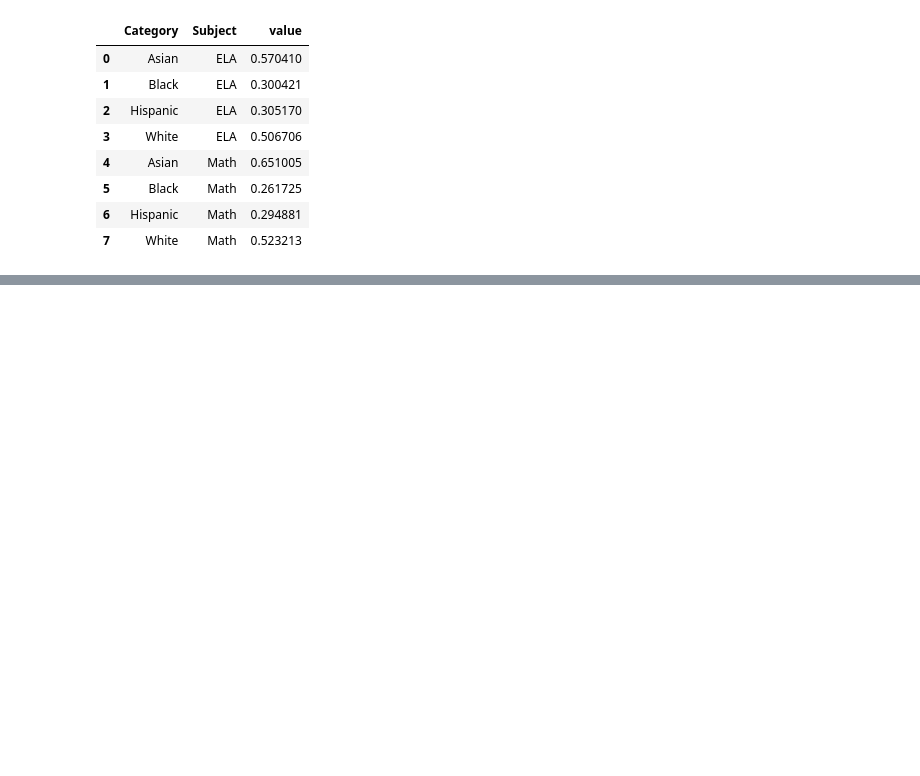
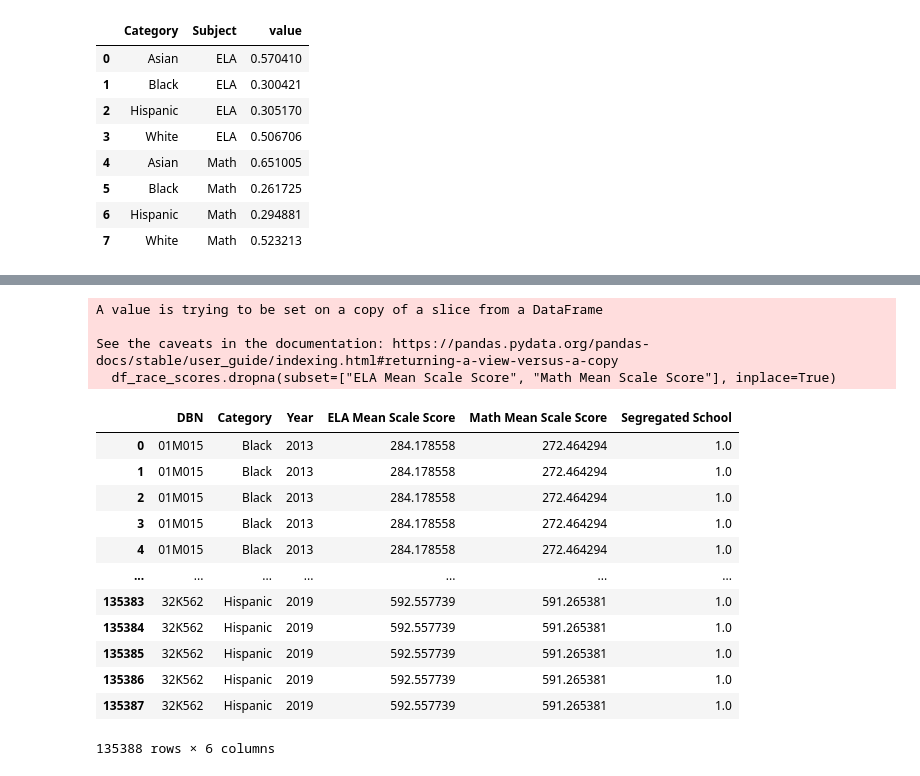
Before and after one commit to NakaFrozn/SI649, a Jupyter notebook: static-viz/static-viz-data.ipynb, the cells around one changed output, grey strips where cells are left out. Saved outputs shown, nothing was run; the diff lists cells and outputs as text; code cells hidden in the pictures; blank space fills up the shorter version.

```diff
--- a/static-viz/static-viz-data.ipynb
+++ b/static-viz/static-viz-data.ipynb
@@ -372,7 +464,8 @@ nyc_counties = [
 ]
 
 df_schools_ny = df_schools[
-    (df_schools["State Name"] == "NEW YORK") & (df_schools["County Name"].isin(nyc_counties))
+    (df_schools["State Name"] == "NEW YORK")
+    & (df_schools["County Name"].isin(nyc_counties))
 ]
 # %%
 df_schools_ny["School Type"].value_counts()
@@ -562,17 +754,29 @@ df_math_race_wide.columns = df_math_race_wide.columns[0:2].to_list() + [
 ]
 # %%
 df_math_race_long_cleaned = df_math_race[
-    ["DBN", "School Name", "Grade", "Category", "Year","Mean Scale Score", "% Level 3+4"]
+    [
+        "DBN",
+        "School Name",
+        "Grade",
+        "Category",
+        "Year",
+        "Mean Scale Score",
+        "% Level 3+4",
+    ]
 ]
-df_math_race_long_cleaned = df_math_race_long_cleaned[df_math_race_long_cleaned["Grade"] == "All Grades"]
-df_math_race_long_cleaned["% Level 3+4"] = df_math_race_long_cleaned["% Level 3+4"].apply(
-    lambda x: float(x) if x != "s" else np.nan
-)
+df_math_race_long_cleaned = df_math_race_long_cleaned[
+    df_math_race_long_cleaned["Grade"] == "All Grades"
+]
+df_math_race_long_cleaned["% Level 3+4"] = df_math_race_long_cleaned[
+    "% Level 3+4"
+].apply(lambda x: float(x) if x != "s" else np.nan)
 
-df_math_race_long_cleaned["Mean Scale Score"] = df_math_race_long_cleaned["Mean Scale Score"].apply(
-    lambda x: float(x) if x != "s" else np.nan
-)
+df_math_race_long_cleaned["Mean Scale Score"] = df_math_race_long_cleaned[
+    "Mean Scale Score"
+].apply(lambda x: float(x) if x != "s" else np.nan)
 
 df_math_race_long_cleaned["Math Proficient"] = df_math_race_long_cleaned["% Level 3+4"]
-df_math_race_long_cleaned.rename(columns={"Mean Scale Score": "Math Mean Scale Score"}, inplace=True)
+df_math_race_long_cleaned.rename(
+    columns={"Mean Scale Score": "Math Mean Scale Score"}, inplace=True
+)
 # %%
@@ -1228,0 +1638,23 @@ proficiency_gap_with_source
+# %%
+df_race_scores = df_race_long[["DBN", "Category", "Year", "ELA Mean Scale Score", "Math Mean Scale Score"]]
+df_race_scores.dropna(subset=["ELA Mean Scale Score", "Math Mean Scale Score"], inplace=True)
+df_race_scores_w_public = df_race_scores.merge(df_public_final[["DBN", "Segregated School"]], on="DBN", how="left")
+df_race_scores_w_public
+# %% [output]
+A value is trying to be set on a copy of a slice from a DataFrame
+
+See the caveats in the documentation: https://pandas.pydata.org/pandas-docs/stable/user_guide/indexing.html#returning-a-view-versus-a-copy
+  df_race_scores.dropna(subset=["ELA Mean Scale Score", "Math Mean Scale Score"], inplace=True)
+|  | DBN | Category | Year | ELA Mean Scale Score | Math Mean Scale Score | Segregated School |
+| 0 | 01M015 | Black | 2013 | 284.178558 | 272.464294 | 1.0 |
+| 1 | 01M015 | Black | 2013 | 284.178558 | 272.464294 | 1.0 |
+| 2 | 01M015 | Black | 2013 | 284.178558 | 272.464294 | 1.0 |
+| 3 | 01M015 | Black | 2013 | 284.178558 | 272.464294 | 1.0 |
+| 4 | 01M015 | Black | 2013 | 284.178558 | 272.464294 | 1.0 |
+| ... | ... | ... | ... | ... | ... | ... |
+| 135383 | 32K562 | Hispanic | 2019 | 592.557739 | 591.265381 | 1.0 |
+| 135384 | 32K562 | Hispanic | 2019 | 592.557739 | 591.265381 | 1.0 |
+| 135385 | 32K562 | Hispanic | 2019 | 592.557739 | 591.265381 | 1.0 |
+| 135386 | 32K562 | Hispanic | 2019 | 592.557739 | 591.265381 | 1.0 |
+| 135387 | 32K562 | Hispanic | 2019 | 592.557739 | 591.265381 | 1.0 |
+135388 rows × 6 columns
```
Also changed, not shown: parts of 65 cells of this notebook, 11 other files.
